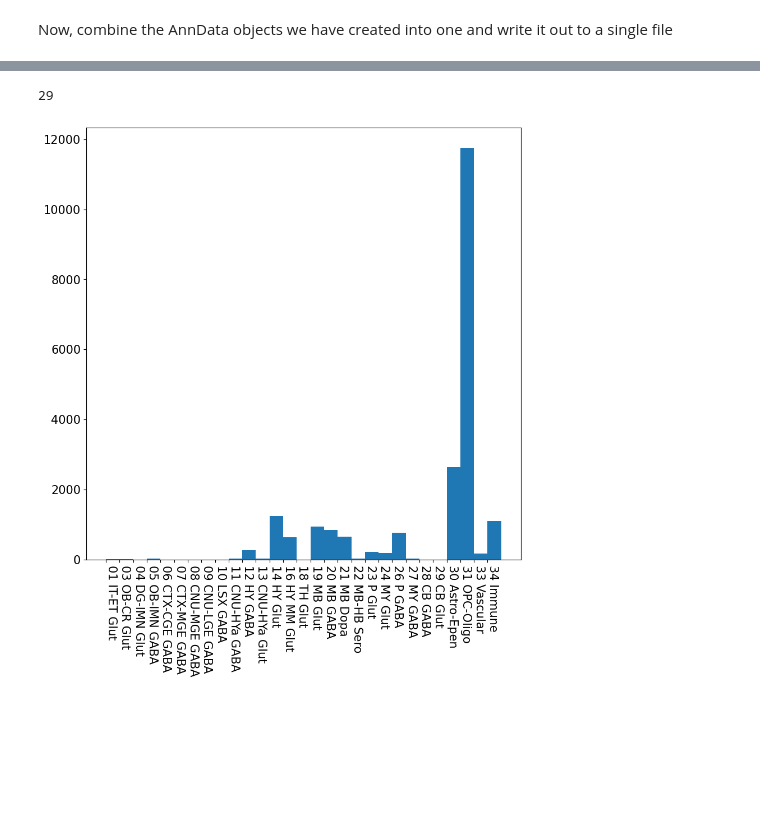
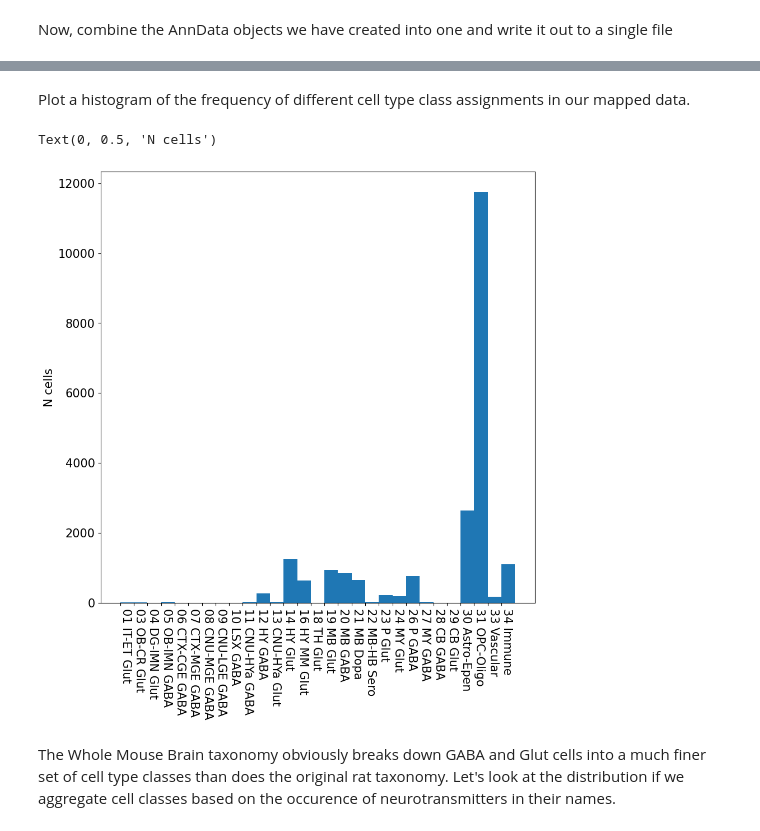
Before and after one commit to AllenInstitute/cell_type_mapper, a Jupyter notebook: examples/cross_species_mapping.ipynb, the cells around one changed output, grey strips where cells are left out. Cells and saved outputs as stored; diff of their text form; code cells hidden in the pictures; blank space fills up the shorter version.

```diff
--- a/examples/cross_species_mapping.ipynb
+++ b/examples/cross_species_mapping.ipynb
@@ -291,37 +424,42 @@ import cell_type_mapper.taxonomy.taxonomy_tree as tree_module
 taxonomy_tree = tree_module.TaxonomyTree(data=mapping['taxonomy_tree'])
 # %%
 level = 'CCN20230722_CLAS'
-mouse_assignments = [
+mouse_classes = np.array([
+
+    # map machine-readable identifiers into human-readable names
     taxonomy_tree.label_to_name(
         level=level,
         label=cell[level]['assignment']
     )
+
     for cell in mapping['results']
-]
+])
-# %%
-print(len(set(mouse_assignments)))
-# %% [output]
-29
+# %% [markdown]
+Plot a histogram of the frequency of different cell type class assignments in our mapped data.
 # %%
 import matplotlib.pyplot as plt
 # %%
 fontsize = 15
-assignment_val = sorted(set(mouse_assignments))
+assignment_val = sorted(set(mouse_classes))
 assignment_to_idx = {a: ii for ii, a in enumerate(assignment_val)}
-assn_idx = [assignment_to_idx[a] for a in mouse_assignments]
+assn_idx = [assignment_to_idx[a] for a in mouse_classes]
 fig = plt.figure(figsize=(10, 10))
 axis = fig.add_subplot(1,1,1)
 _ = axis.hist(assn_idx, np.arange(len(assignment_val)+1))
 ticks = [ii for ii in range(len(assignment_val))]
 axis.set_xticks(ticks, assignment_val, va='top', ha='left')
 axis.tick_params(
     which='both',
     axis='both',
     labelsize=fontsize
 )
 axis.tick_params(
     axis='x',
     labelrotation=-90.0
 )
+axis.set_ylabel('N cells', fontsize=fontsize)
 # %% [output]
+Text(0, 0.5, 'N cells')
-[figure, old version]
+[figure, new version]
+# %% [markdown]
+The Whole Mouse Brain taxonomy obviously breaks down GABA and Glut cells into a much finer set of cell type classes than does the original rat taxonomy. Let's look at the distribution if we aggregate cell classes based on the occurence of neurotransmitters in their names.
```
Also changed, not shown: parts of 53 cells of this notebook.
